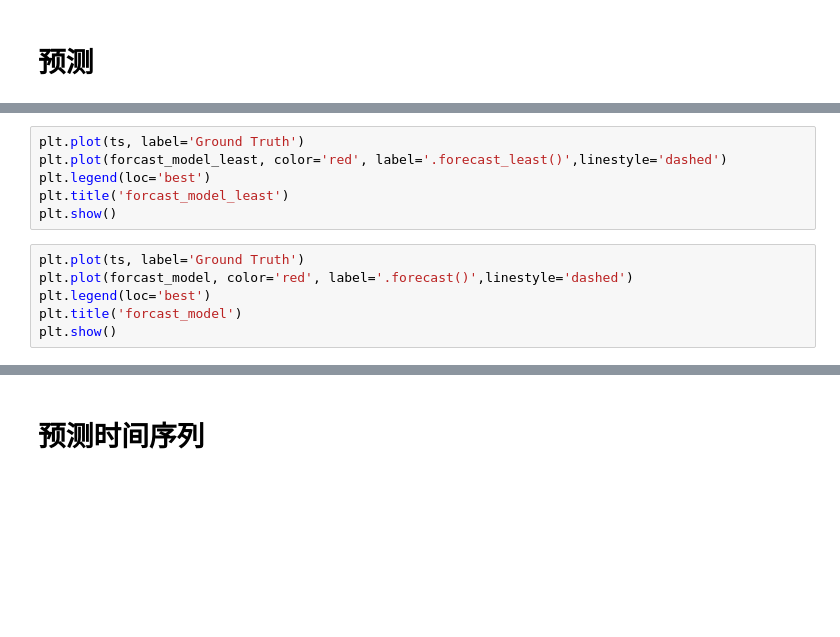
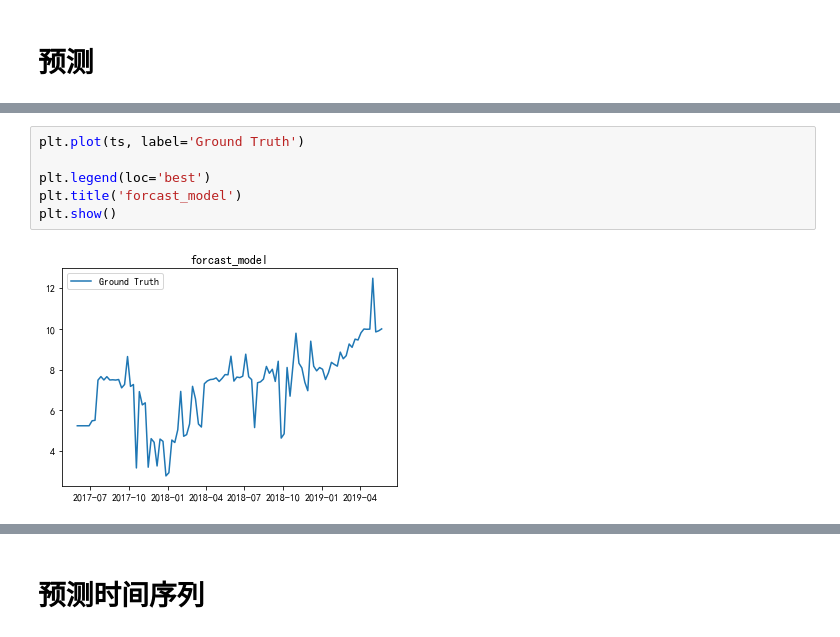
Before and after one commit to Perilla000leaves/Analytics_Vidhya, a Jupyter notebook: Articles/Time_Series_Analysis/Time_Series_Load.ipynb, the cells around one changed output, grey strips where cells are left out. Saved outputs shown, nothing was run; the diff lists cells and outputs as text; blank space fills up the shorter version.

```diff
--- a/Articles/Time_Series_Analysis/Time_Series_Load.ipynb
+++ b/Articles/Time_Series_Analysis/Time_Series_Load.ipynb
@@ -633,14 +677,10 @@ forcast_model_least=arma['Predictions forecast']+seasonal_f
 # %%
 plt.plot(ts, label='Ground Truth')
-plt.plot(forcast_model_least, color='red', label='.forecast_least()',linestyle='dashed')
+
 plt.legend(loc='best')
-plt.title('forcast_model_least')
+plt.title('forcast_model')
 plt.show()
+# %% [output]
+[figure, added]
-# %%
-plt.plot(ts, label='Ground Truth')
-plt.plot(forcast_model, color='red', label='.forecast()',linestyle='dashed')
-plt.legend(loc='best')
-plt.title('forcast_model')
-plt.show()
 # %%
 plt.plot(ts[-52:-1])
```
Also changed, not shown: parts of 29 cells of this notebook, 1 other file.
